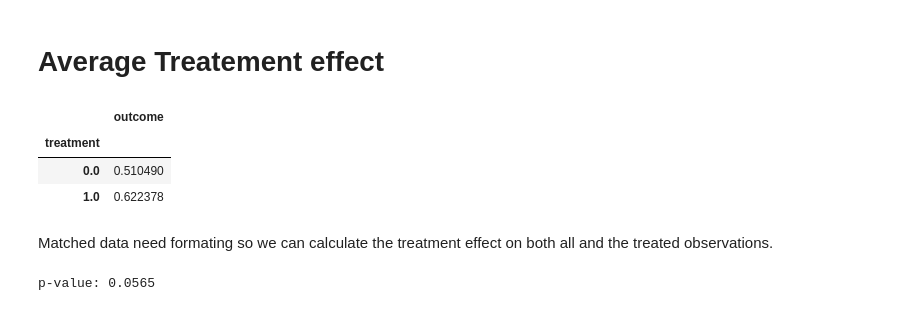
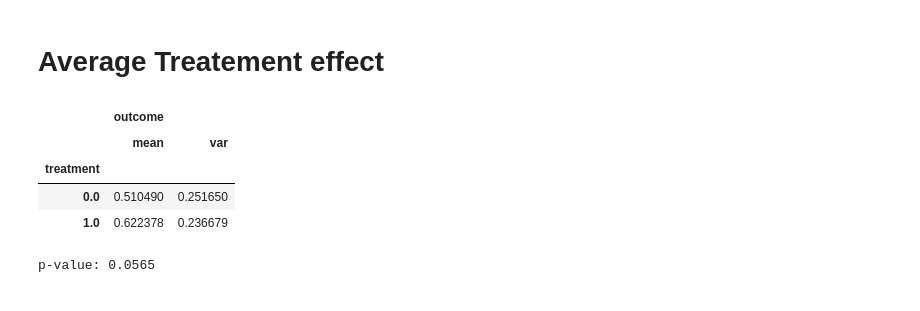
Before and after one commit to konosp/propensity-score-matching, a Jupyter notebook: propensity_score_matching_v2.ipynb, the cells around one changed output. Drawn from its saved outputs; the diff is of its cells as text; code cells hidden in the pictures.

```diff
--- a/propensity_score_matching_v2.ipynb
+++ b/propensity_score_matching_v2.ipynb
@@ -346,14 +329,13 @@ Dimensions overview after matching
 # %% [markdown]
 # Average Treatement effect
 # %%
-all_mached_data[['outcome','treatment']].groupby(by = ['treatment']).aggregate(np.mean)
+all_mached_data[['outcome','treatment']].groupby(by = ['treatment']).aggregate([np.mean, np.var])
 # %% [output]
-|  | outcome |
-| treatment |  |
-| 0.0 | 0.510490 |
-| 1.0 | 0.622378 |
+|  | outcome |  |
+|  | mean | var |
+| treatment |  |  |
+| 0.0 | 0.510490 | 0.251650 |
+| 1.0 | 0.622378 | 0.236679 |
-# %% [markdown]
-Matched data need formating so we can calculate the treatment effect on both all and the treated observations.
 # %%
 treated_outcome = treated_matched_data.outcome
 untreated_outcome = untreated_matched_data.outcome
```
Also changed, not shown: parts of 18 cells of this notebook, 1 other file.
